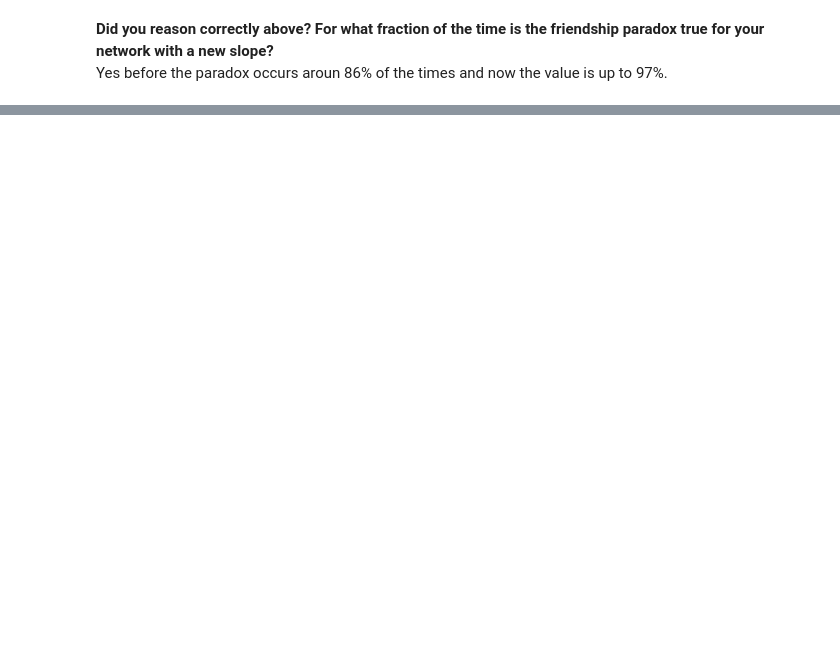
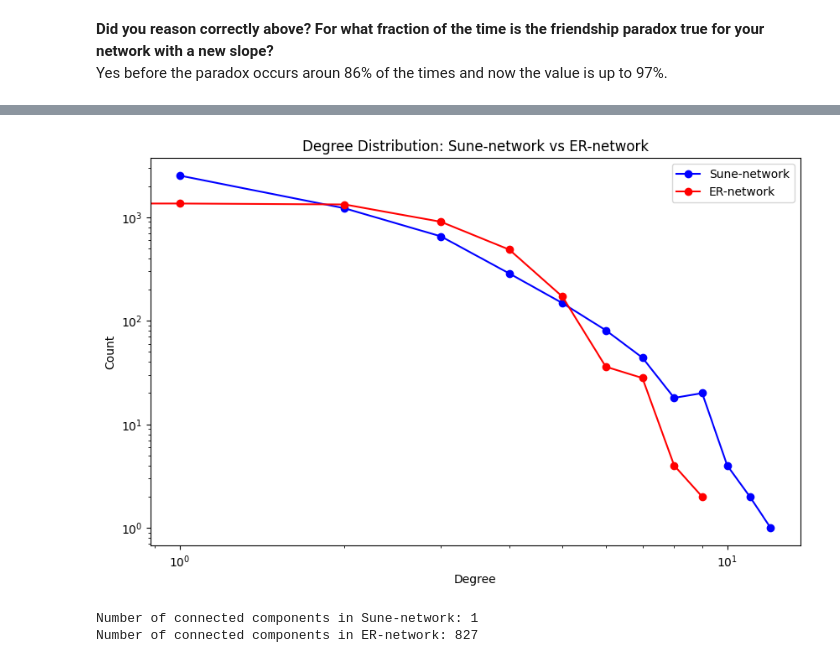
Before and after one commit to aliciags/social-graphs-dtu, a Jupyter notebook: lab3/week3.ipynb, the cells around one changed output, grey strips where cells are left out. Saved outputs shown, nothing was run; the diff lists cells and outputs as text; code cells hidden in the pictures; blank space fills up the shorter version.

```diff
--- a/lab3/week3.ipynb
+++ b/lab3/week3.ipynb
@@ -314,0 +410,58 @@ Yes before the paradox occurs aroun 86% of the times and now the value is up to
+# %%
+# Generate the Sune-network
+def grow_sune_network(num_nodes):
+    G = nx.Graph()
+
+    # Start with a single edge between two nodes
+    G.add_edge(0, 1)
+
+    # Add nodes one by one
+    for new_node in range(2, num_nodes):
+        existing_nodes = list(G.nodes)
+        # Connect the new node to a random existing node (equal probability)
+        connected_node = random.choice(existing_nodes)
+        G.add_edge(new_node, connected_node)
+
+    return G
+
+# Generate the Sune-network with 5000 nodes
+sune_network = grow_sune_network(5000)
+
+# Generate an ER network with the same number of nodes and edges as the Sune-network
+num_edges_sune = sune_network.number_of_edges()
+
+# Calculate the edge probability for the ER graph based on the number of edges
+num_nodes = 5000
+p = 2 * num_edges_sune / (num_nodes * (num_nodes - 1))
+
+# Generate the ER network
+er_network = nx.erdos_renyi_graph(num_nodes, p)
+
+# Plot and compare the degree distributions
+def plot_degree_distribution(G, label, color):
+    degree_sequence = sorted([d for n, d in G.degree()], reverse=True)
+    degree_count = np.bincount(degree_sequence)
+    degrees = np.nonzero(degree_count)[0]
+    plt.plot(degrees, degree_count[degrees], 'o-', label=label, color=color)
+
+plt.figure(figsize=(10, 6))
+plot_degree_distribution(sune_network, 'Sune-network', 'blue')
+plot_degree_distribution(er_network, 'ER-network', 'red')
+plt.yscale('log')
+plt.xscale('log')
+plt.xlabel('Degree')
+plt.ylabel('Count')
+plt.title('Degree Distribution: Sune-network vs ER-network')
+plt.legend()
+plt.show()
+
+# Compare the number of connected components
+num_components_sune = nx.number_connected_components(sune_network)
+num_components_er = nx.number_connected_components(er_network)
+
+print(f"Number of connected components in Sune-network: {num_components_sune}")
+print(f"Number of connected components in ER-network: {num_components_er}")
+# %% [output]
+[figure, added]
+Number of connected components in Sune-network: 1
+Number of connected components in ER-network: 827
```
Also changed, not shown: parts of 9 cells of this notebook, 2 other files.
